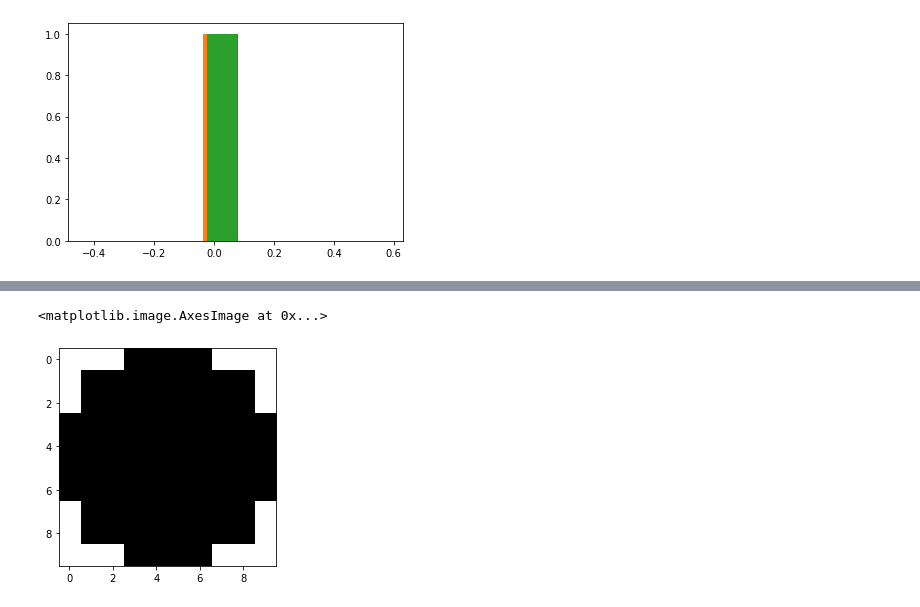
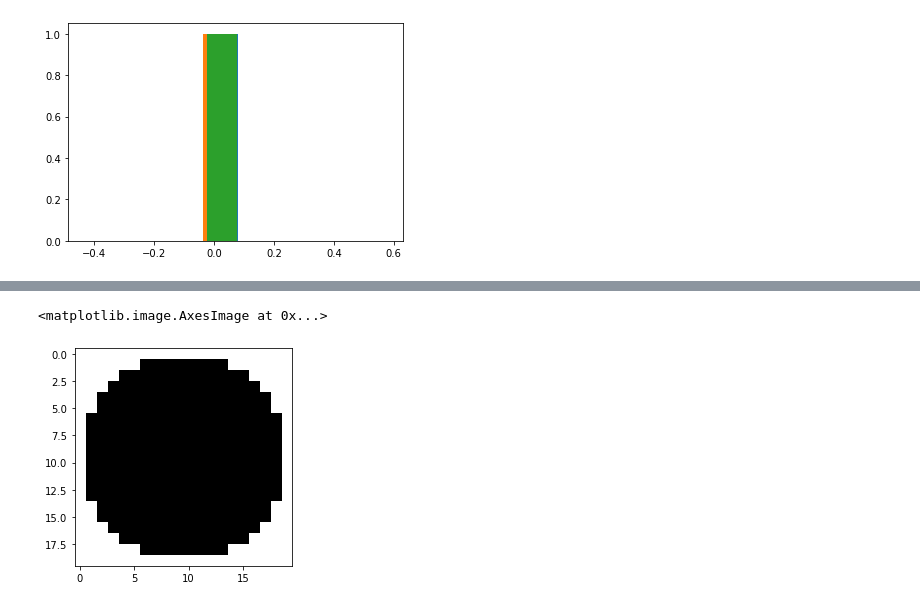
Before and after one commit to bahonya/DS, a Jupyter notebook: mlsec/mlsec2.ipynb, the cells around one changed output, grey strips where cells are left out. Cells and saved outputs as stored; diff of their text form; code cells hidden in the pictures.

```diff
--- a/mlsec/mlsec2.ipynb
+++ b/mlsec/mlsec2.ipynb
@@ -105,0 +107,4 @@ TypeError: ignored
+# %%
+def check_meshgrid_circle(n, r):
+    X, Y = meshgrid(n)
+    return in_circle(X, Y, r)
@@ -106,5 +121,5 @@ TypeError: ignored
 # %%
-plt.imshow(a, cmap='Greys')
+plt.imshow(check_meshgrid_circle(20, 10), cmap='Greys')
 # %% [output]
 <matplotlib.image.AxesImage at 0x...>
-[figure, old version]
+[figure, new version]
```
Also changed, not shown: parts of 9 cells of this notebook.
